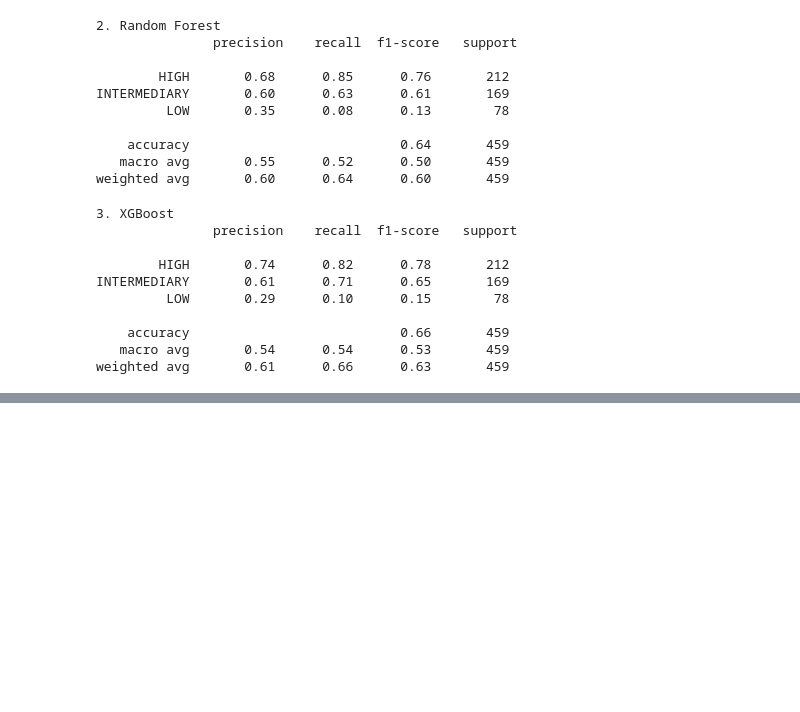
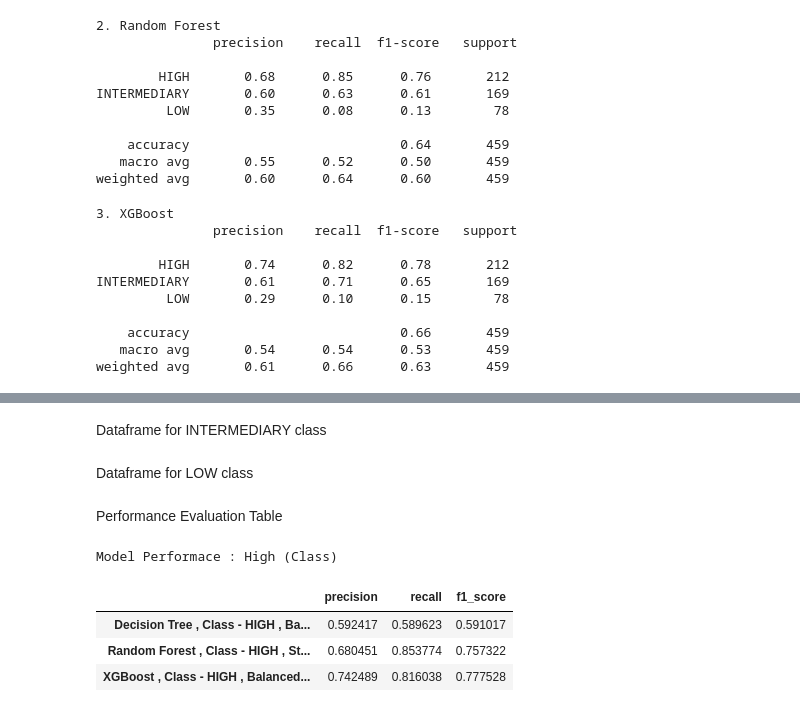
Before and after one commit to avimallik/pulse_ml_heart_disease_predictor, a Jupyter notebook: data_preprocessing.ipynb, the cells around one changed output, grey strips where cells are left out. Saved outputs shown, nothing was run; the diff lists cells and outputs as text; code cells hidden in the pictures; blank space fills up the shorter version.

```diff
--- a/data_preprocessing.ipynb
+++ b/data_preprocessing.ipynb
@@ -876,7 +852,6 @@ def eval_metrics_with_label(y_test, y_pred, label):
     y_pred_bin = (y_pred == label).astype(int)
 
     return [
-        accuracy_score(y_test_bin, y_pred_bin),
         precision_score(y_test_bin, y_pred_bin, zero_division=0),
         recall_score(y_test_bin, y_pred_bin, zero_division=0),
         f1_score(y_test_bin, y_pred_bin, zero_division=0)
@@ -914,0 +861,22 @@ model_comparison_df
+# %%
+metrics_high_rf_model = eval_metrics_with_label(
+    x_split_class_obj.y_test,
+    y_pred_rf_model,
+    'HIGH'
+)
+
+metrics_high_dtree = eval_metrics_with_label(
+    x_split_class_obj.y_test,
+    y_pred_d_tree,
+    'HIGH'
+)
+
+metrics_high_xgboost = eval_metrics_with_label(
+    x_split_class_obj.y_test,
+    y_pred_xgboost,
+    'HIGH'
+)
+
+print(metrics_high_dtree)
+print(metrics_high_rf_model)
+print(metrics_high_xgboost)
@@ -914,0 +941,8 @@ model_comparison_df
+# %%
+df_rf_model_score_high = pd.DataFrame([metrics_high_rf_model], columns=["precision", "recall", "f1_score"], index=['Random Forest , Class - HIGH , Stable Model'])
+df_dtree_score_high = pd.DataFrame([metrics_high_dtree], columns=["precision", "recall", "f1_score"], index=['Decision Tree , Class - HIGH , Baseline Model'])
+df_xgboost_score_high = pd.DataFrame([metrics_high_xgboost], columns=["precision", "recall", "f1_score"], index=['XGBoost , Class - HIGH , Balanced Model'])
+
+df_score_high = pd.concat([df_dtree_score_high, df_rf_model_score_high, df_xgboost_score_high])
+# %% [markdown]
+Dataframe for INTERMEDIARY class
@@ -914,0 +955,2 @@ model_comparison_df
+# %% [markdown]
+Dataframe for LOW class
@@ -914,0 +963,11 @@ model_comparison_df
+# %% [markdown]
+Performance Evaluation Table
+# %%
+print("Model Performace : High (Class)")
+df_score_high
+# %% [output]
+Model Performace : High (Class)
+|  | precision | recall | f1_score |
+| Decision Tree , Class - HIGH , Ba... | 0.592417 | 0.589623 | 0.591017 |
+| Random Forest , Class - HIGH , St... | 0.680451 | 0.853774 | 0.757322 |
+| XGBoost , Class - HIGH , Balanced... | 0.742489 | 0.816038 | 0.777528 |
```
Also changed, not shown: parts of 18 cells of this notebook, 1 other file.
